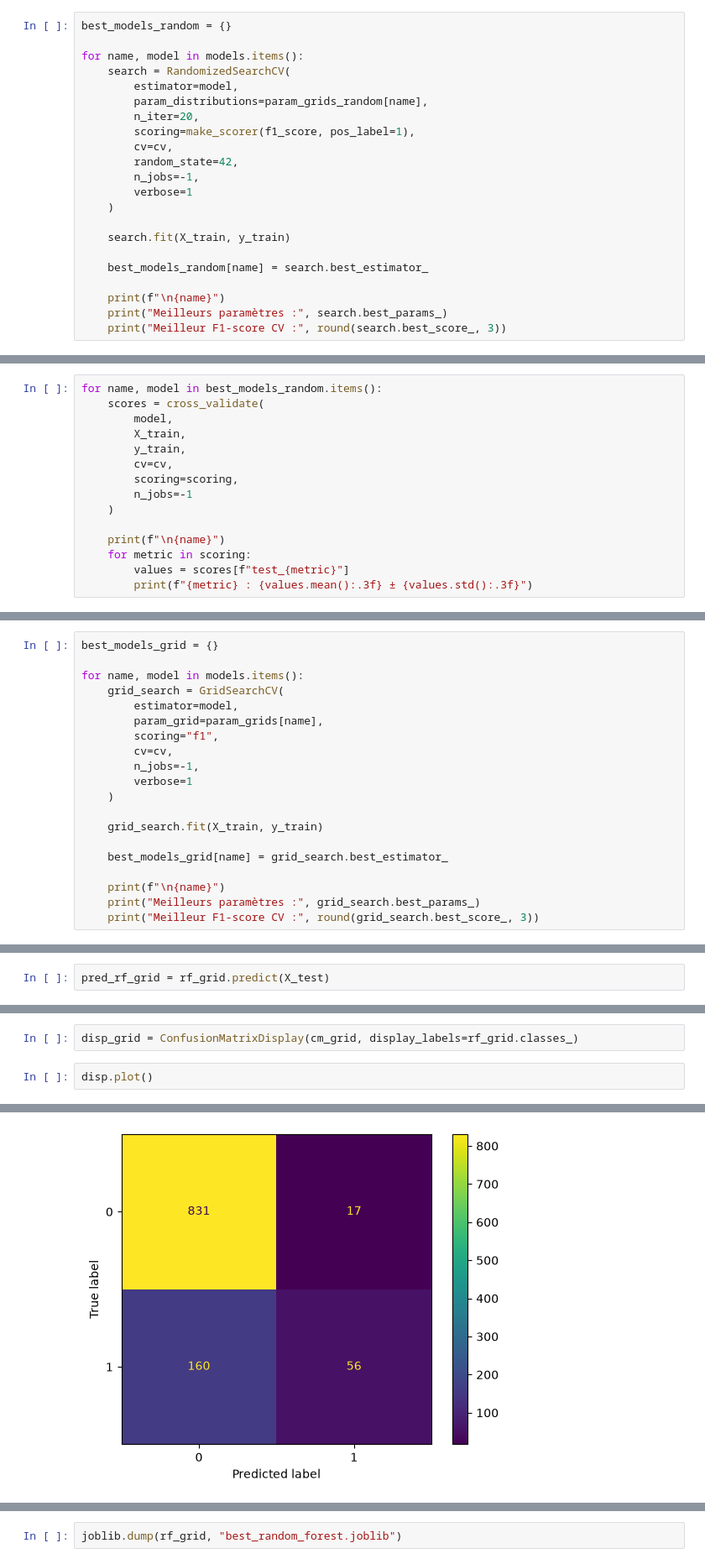
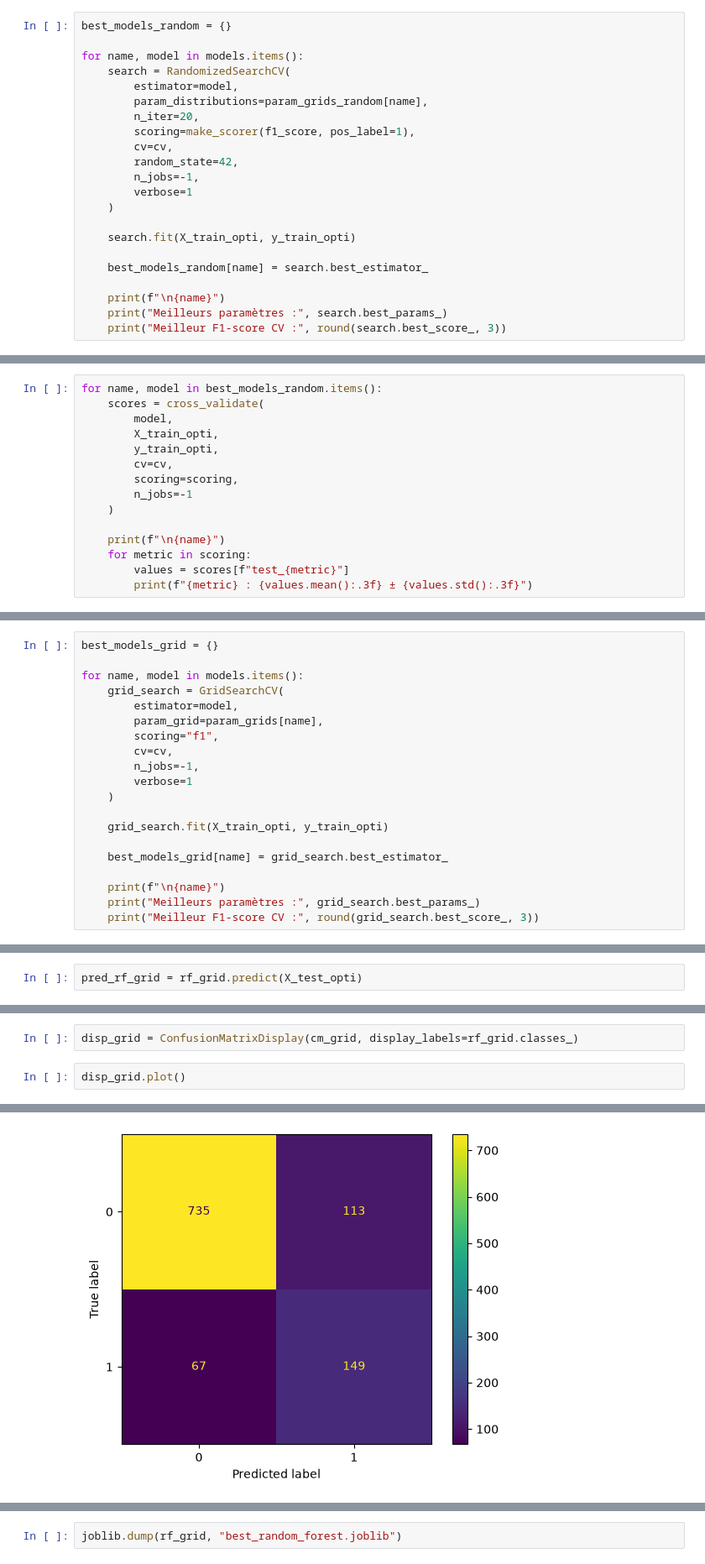
Before and after one commit to Yoann-Rabahi1/qualite_de_vin_ml_project, a Jupyter notebook: EDA.ipynb, the cells around one changed output, grey strips where cells are left out. Shown at 84% size. Drawn from its saved outputs; the diff is of its cells as text.

```diff
--- a/EDA.ipynb
+++ b/EDA.ipynb
@@ -776,7 +783,7 @@ for name, model in models.items():
         verbose=1
     )
 
-    search.fit(X_train, y_train)
+    search.fit(X_train_opti, y_train_opti)
 
     best_models_random[name] = search.best_estimator_
 
@@ -805,8 +812,8 @@ Meilleur F1-score CV : 0.486
 for name, model in best_models_random.items():
     scores = cross_validate(
         model,
-        X_train,
-        y_train,
+        X_train_opti,
+        y_train_opti,
         cv=cv,
         scoring=scoring,
         n_jobs=-1
@@ -930,7 +937,7 @@ for name, model in models.items():
         verbose=1
     )
 
-    grid_search.fit(X_train, y_train)
+    grid_search.fit(X_train_opti, y_train_opti)
 
     best_models_grid[name] = grid_search.best_estimator_
 
@@ -993,7 +1000,7 @@ accuracy : 0.841 ± 0.014
 # %%
 rf_grid = best_models_grid["Random Forest"]
 # %%
-pred_rf_grid = rf_grid.predict(X_test)
+pred_rf_grid = rf_grid.predict(X_test_opti)
 # %% [markdown]
 <h4 style="color:green">5.5.5) Classification report</h4>
 # %%
@@ -1014,10 +1021,10 @@ cm_grid = confusion_matrix(y_test,pred_rf_grid)
 # %%
 disp_grid = ConfusionMatrixDisplay(cm_grid, display_labels=rf_grid.classes_)
 # %%
-disp.plot()
+disp_grid.plot()
 # %% [output]
 <sklearn.metrics._plot.confusion_matrix.ConfusionMatrixDisplay at 0x...>
-[figure, old version]
+[figure, new version]
 # %% [markdown]
 **RandomForest : Avant optimisation**
 | Classe / Métrique | Précision | Rappel | F1-score | Support |
```
Also changed, not shown: parts of 10 cells of this notebook, 1 other file.
